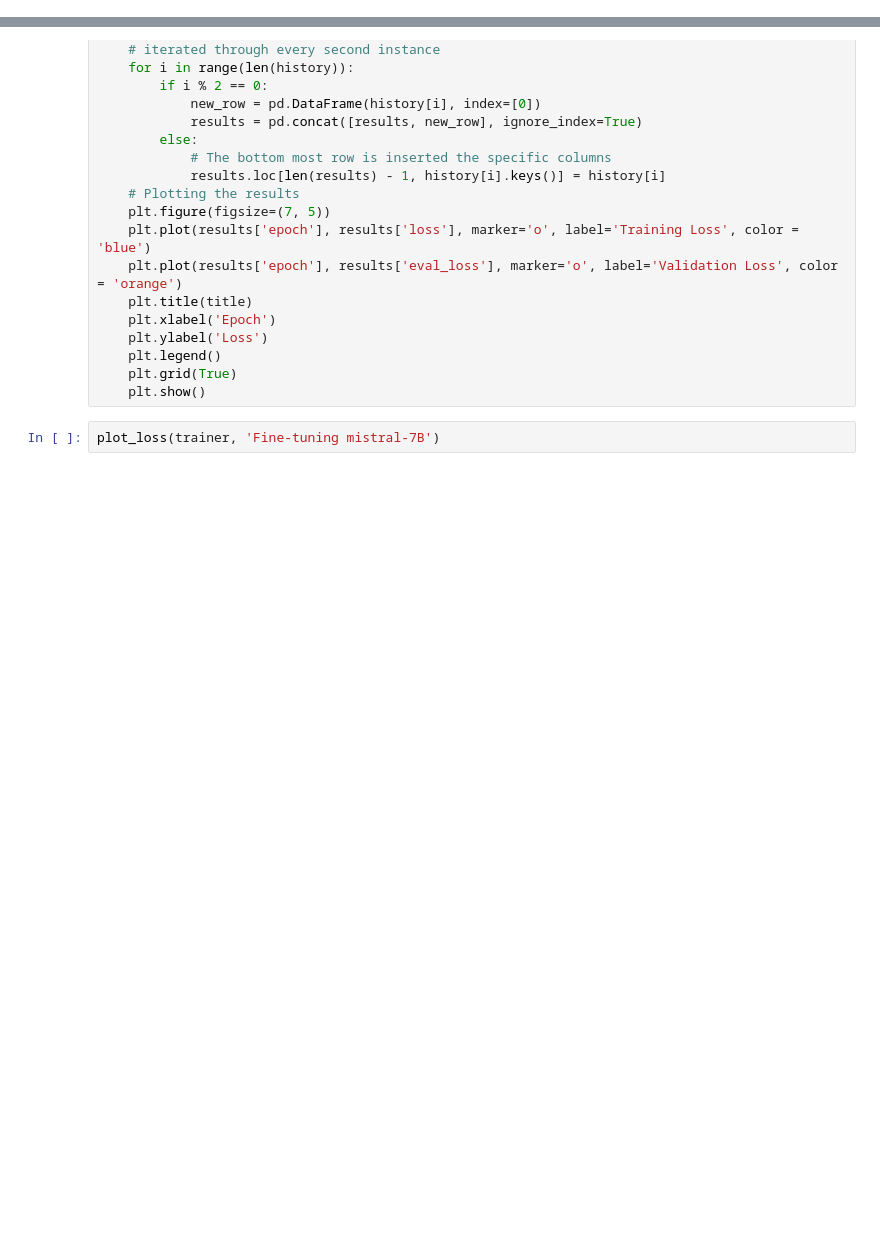
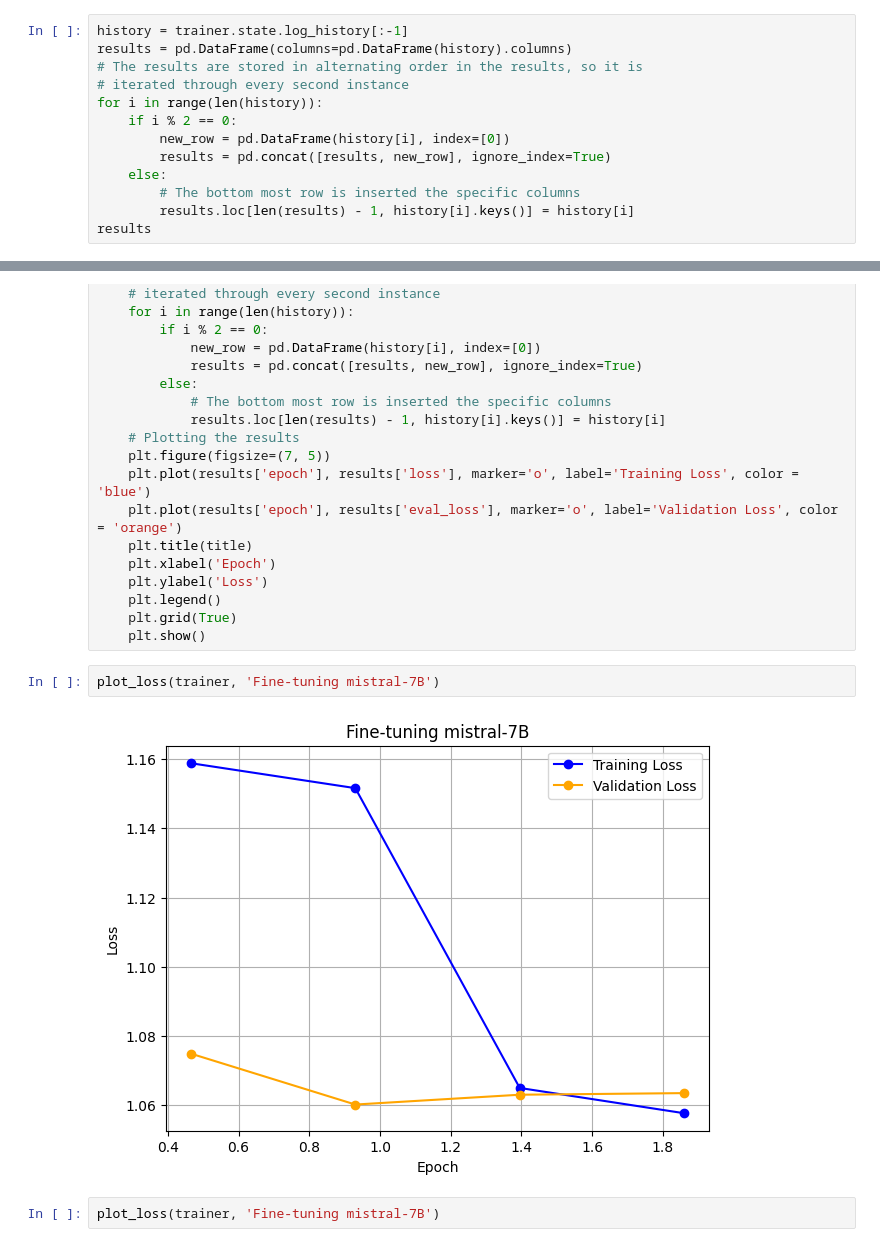
Before and after one commit to simon-mellergaard/GAI-with-LLMs, a Jupyter notebook: Project codes/Assignment05.ipynb, the cells around one changed output, grey strips where cells are left out. Cells and saved outputs as stored; diff of their text form; blank space fills up the shorter version.

Commit message:
Run the mistral fine-tune again

```diff
--- a/Project codes/Assignment05.ipynb
+++ b/Project codes/Assignment05.ipynb
@@ -187,3 +197,16 @@ In the modelling process, different training parameters have been modified. This
 The training results shows the training loss, validation loss, entropy and mean token accuracy......
 # %% [markdown]
 ## Plotting the training loss
+# %%
+history = trainer.state.log_history[:-1]
+results = pd.DataFrame(columns=pd.DataFrame(history).columns)
+# The results are stored in alternating order in the results, so it is
+# iterated through every second instance
+for i in range(len(history)):
+    if i % 2 == 0:
+        new_row = pd.DataFrame(history[i], index=[0])
+        results = pd.concat([results, new_row], ignore_index=True)
+    else:
+        # The bottom most row is inserted the specific columns
+        results.loc[len(results) - 1, history[i].keys()] = history[i]
+results
@@ -211,6 +240,10 @@ def plot_loss(trainer, title='Training and Validation Loss over Epochs'):
     plt.legend()
     plt.grid(True)
     plt.show()
+# %%
+plot_loss(trainer, 'Fine-tuning mistral-7B')
+# %% [output]
+[figure, added]
 # %%
 plot_loss(trainer, 'Fine-tuning mistral-7B')
 # %% [output]
```
Also changed, not shown: parts of 7 cells of this notebook.
